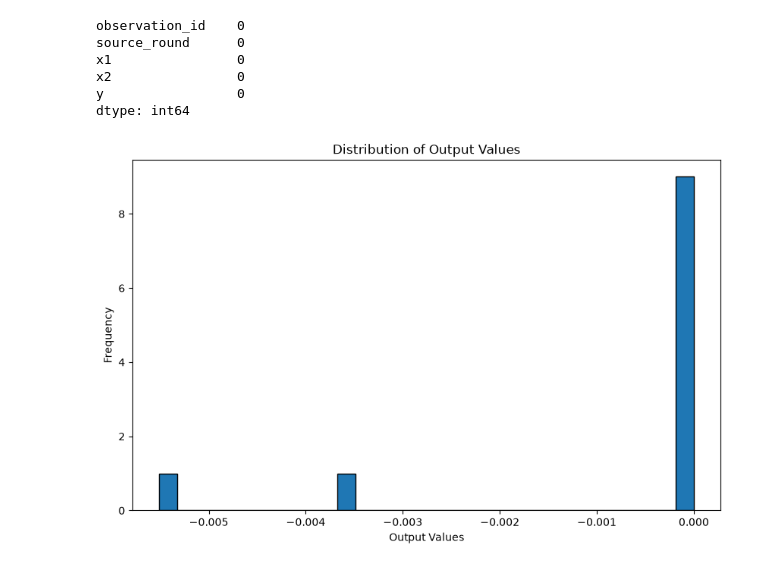
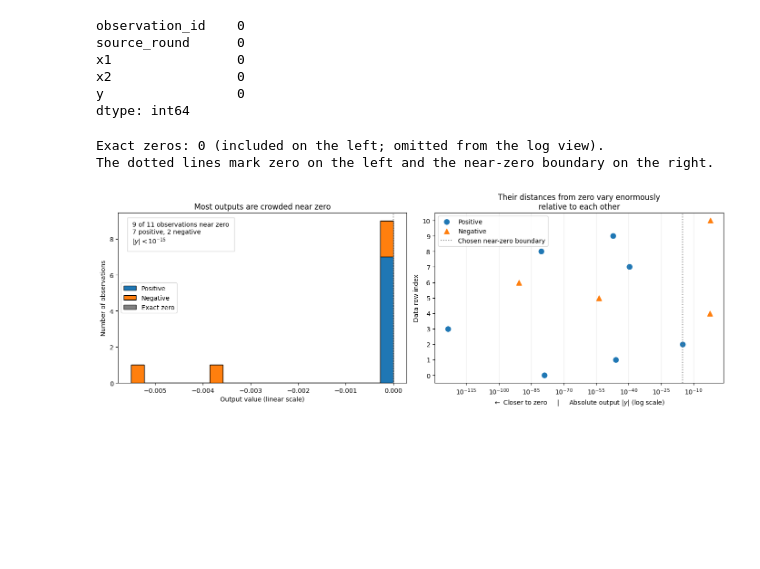
Before and after one commit to AnthonyPWatts/imperial-capstone, a Jupyter notebook: side-work/function_1/_my_function1.ipynb, the cells around one changed output. Saved outputs shown, nothing was run; the diff lists cells and outputs as text; code cells hidden in the pictures; blank space fills up the shorter version.

Commit message:
Clarified Function 1 output distributions

```diff
--- a/side-work/function_1/_my_function1.ipynb
+++ b/side-work/function_1/_my_function1.ipynb
@@ -58,14 +58,3 @@ y = data[output_column]
 # We are approaching this as primarily a Bayesian optimization problem where we need to balance exploration and exploitation.
 # We will use a Gaussian Process to model the underlying function and then use an acquisition function to decide where to sample next.
 # But first, let's visualize the data to get a better understanding of the underlying function.
-# %%
-# Binned distribution of output values,
-
-plt.figure(figsize=(10, 6))
-plt.hist(y, bins=30, edgecolor='black')
-plt.xlabel('Output Values')
-plt.ylabel('Frequency')
-plt.title("Distribution of Output Values")
-plt.show()
-# %% [output]
-[figure, removed]
@@ -77,0 +61,68 @@ plt.figure(figsize=(10, 6))
+# %%
+# Two views: how close the outputs are to zero, and how their magnitudes differ.
+# This boundary describes the plot; it is not a rule for rounding outputs to zero.
+near_zero_exponent = -15
+near_zero_limit = 10.0 ** near_zero_exponent
+near_zero_count = (y.abs() < near_zero_limit).sum()
+near_zero_positive_count = ((y > 0) & (y < near_zero_limit)).sum()
+near_zero_negative_count = ((y < 0) & (y > -near_zero_limit)).sum()
+zero_count = (y == 0).sum()
+
+fig, (linear_ax, log_ax) = plt.subplots(1, 2, figsize=(14, 5))
+
+# Use shared bins and stack the counts by sign: a bin crossing zero can contain both.
+# Include exact zeros as a separate group so every observation remains in this view.
+linear_ax.hist(
+    [y[y > 0], y[y < 0], y[y == 0]],
+    bins=20, stacked=True, edgecolor="black",
+    color=["tab:blue", "tab:orange", "grey"],
+    label=["Positive", "Negative", "Exact zero"],
+)
+linear_ax.legend(loc="center left")
+linear_ax.axvline(0, color="grey", linestyle=":")
+linear_ax.set_title("Most outputs are crowded near zero")
+linear_ax.set_xlabel("Output value (linear scale)")
+linear_ax.set_ylabel("Number of observations")
+linear_ax.text(
+    0.05, 0.95,
+    f"{near_zero_count} of {len(y)} observations near zero\n"
+    + f"{near_zero_positive_count} positive, {near_zero_negative_count} negative"
+    + (f", {zero_count} exact zero" if zero_count else "")
+    + "\n" + rf"$|y| < 10^{{{near_zero_exponent}}}$",
+    transform=linear_ax.transAxes, va="top",
+    bbox=dict(facecolor="white", edgecolor="lightgrey", pad=8),
+)
+
+# A logarithmic axis cannot include zero. Absolute values give distance from zero;
+# colour and marker shape retain the original sign. Each row is one observation.
+for label, outputs, colour, marker in [
+    ("Positive", y[y > 0], "tab:blue", "o"),
+    ("Negative", y[y < 0], "tab:orange", "^"),
+]:
+    log_ax.scatter(
+        outputs.abs(), outputs.index,
+        color=colour, marker=marker, s=65, label=label,
+    )
+
+# Plot the magnitudes themselves; the axis supplies the logarithmic spacing
+# and labels them as powers of ten rather than showing their logarithms.
+log_ax.set_xscale("log")
+log_ax.axvline(
+    near_zero_limit, color="grey", linestyle=":",
+    label="Chosen near-zero boundary",
+)
+log_ax.set_title("Their distances from zero vary enormously\nrelative to each other")
+log_ax.set_xlabel(r"$\leftarrow$ Closer to zero     |     Absolute output $|y|$ (log scale)")
+log_ax.set_ylabel("Data row index")
+log_ax.set_yticks(y.index)
+log_ax.grid(axis="x", alpha=0.25)
+log_ax.legend()
+
+print(f"Exact zeros: {zero_count} (included on the left; omitted from the log view).")
+print("The dotted lines mark zero on the left and the near-zero boundary on the right.")
+plt.tight_layout()
+plt.show()
+# %% [output]
+Exact zeros: 0 (included on the left; omitted from the log view).
+The dotted lines mark zero on the left and the near-zero boundary on the right.
+[figure, added]
```
Also changed, not shown: parts of 1 cell of this notebook.
